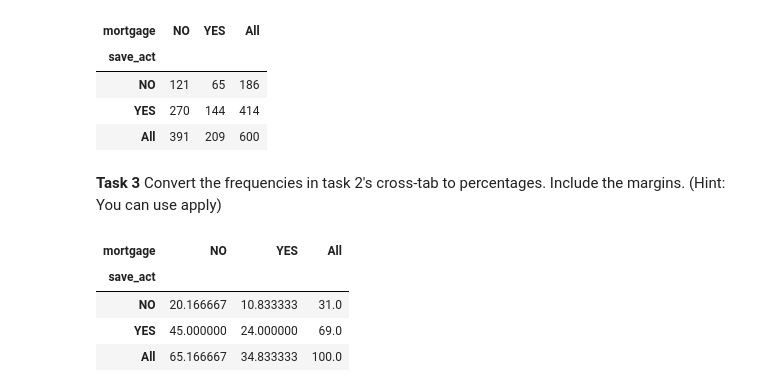
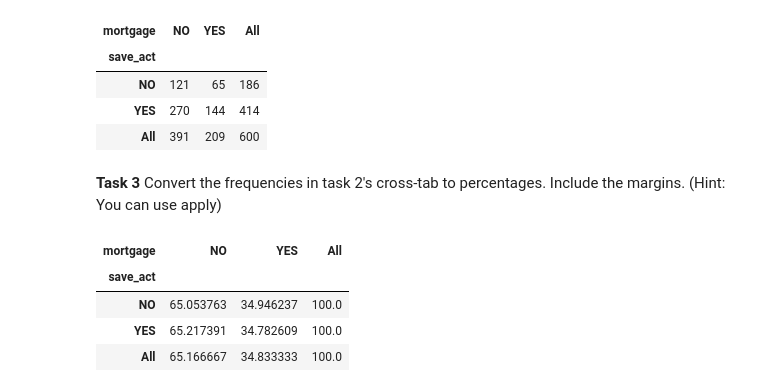
Before and after one commit to ananyachakra/recitation-lab-3-ananyachakra-main, a Jupyter notebook: python3.ipynb, the cells around one changed output. Cells and saved outputs as stored; diff of their text form; code cells hidden in the pictures.

Commit message:
Fix Task 3 to column-wise percentages in script and notebook

```diff
--- a/python3.ipynb
+++ b/python3.ipynb
@@ -319,15 +319,15 @@ Convert the frequencies in task 2's cross-tab to percentages. Include the margin
 # %%
 df = pd.read_csv("bank-data.csv")
 
 ct = pd.crosstab(df["save_act"], df["mortgage"], margins=True)
 
-grand_total = ct.loc["All", "All"]
-ct_percent = ct.apply(lambda col: (col / grand_total) * 100)
+# Column-wise percentages: divide each column by its "All" total
+ct_percent = ct.apply(lambda col: (col / col["All"]) * 100)
 
 ct_percent
 # %% [output]
 | mortgage | NO | YES | All |
 | save_act |  |  |  |
-| NO | 20.166667 | 10.833333 | 31.0 |
-| YES | 45.000000 | 24.000000 | 69.0 |
+| NO | 65.053763 | 34.946237 | 100.0 |
+| YES | 65.217391 | 34.782609 | 100.0 |
 | All | 65.166667 | 34.833333 | 100.0 |
```
Also changed, not shown: 1 other file.
